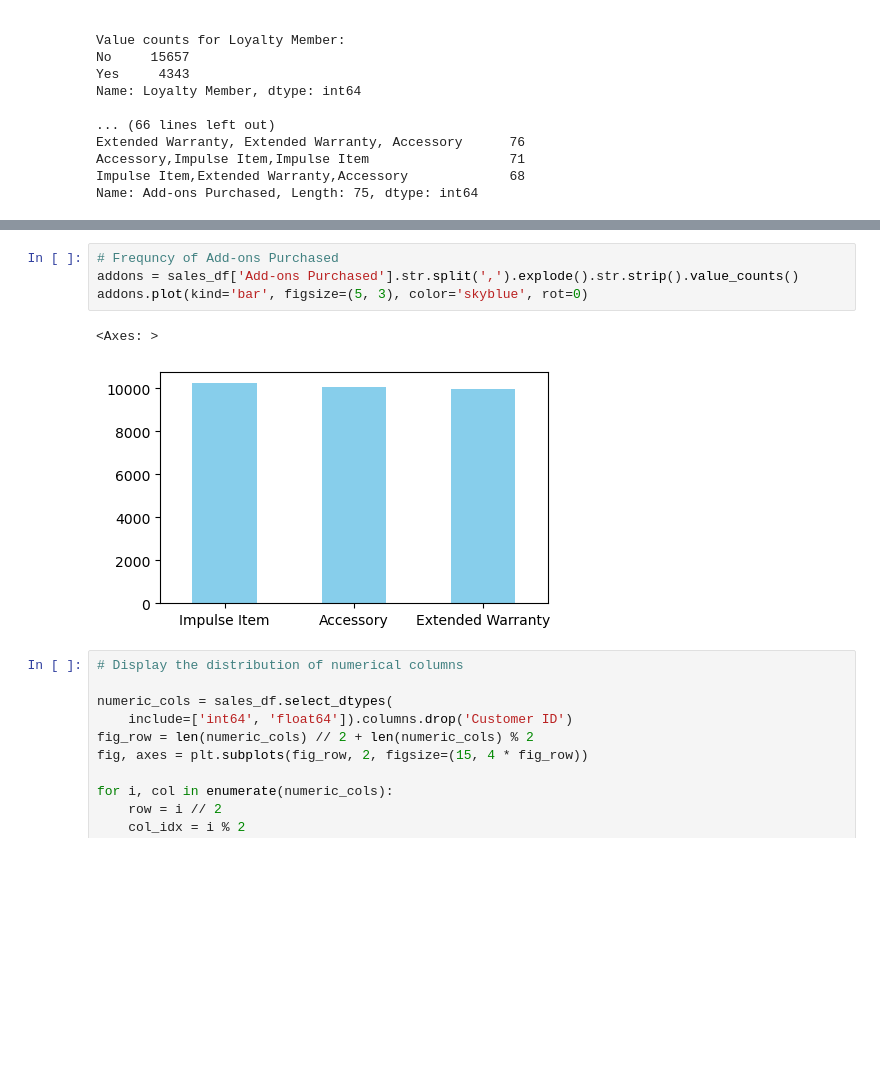
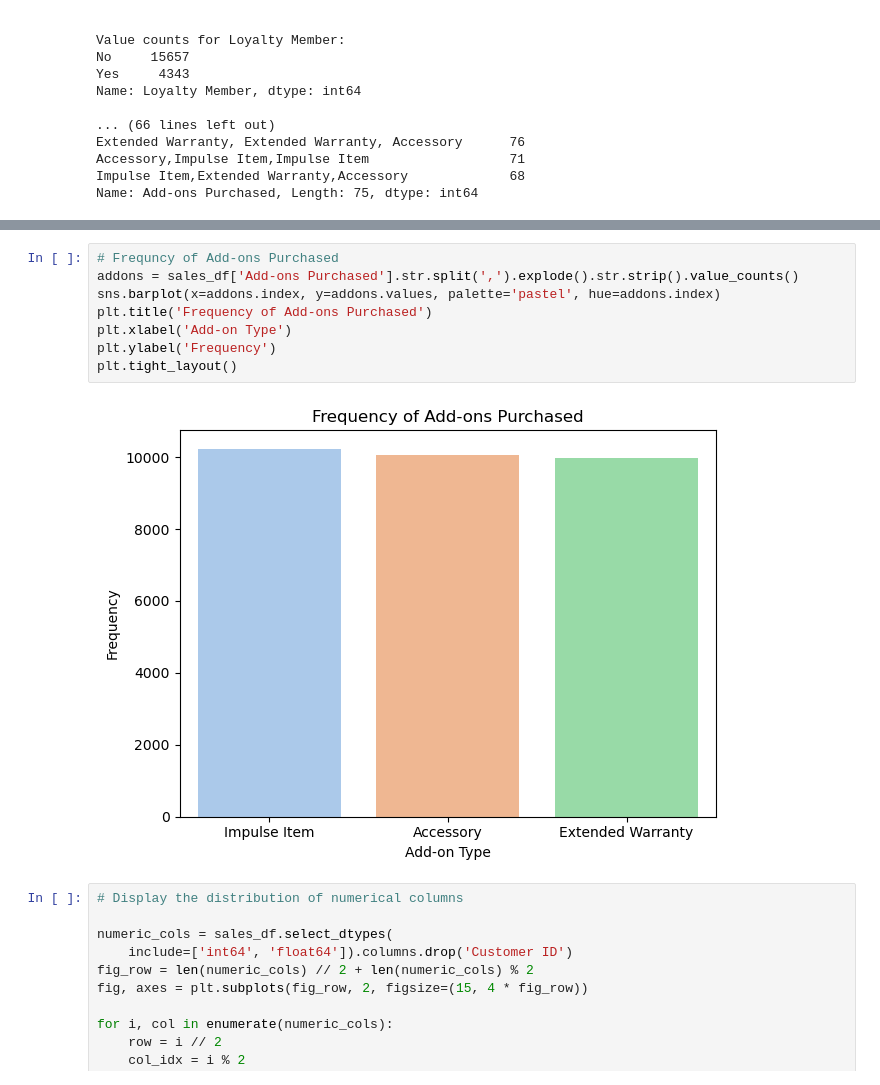
Before and after one commit to LtnLinh/CSC17104-Programming-for-Data-Science, a Jupyter notebook: Notebook.ipynb, the cells around one changed output, grey strips where cells are left out. Cells and saved outputs as stored; diff of their text form; blank space fills up the shorter version.

```diff
--- a/Notebook.ipynb
+++ b/Notebook.ipynb
@@ -242,10 +243,13 @@ plt.show()
 # %%
 # Frequncy of Add-ons Purchased
 addons = sales_df['Add-ons Purchased'].str.split(',').explode().str.strip().value_counts()
-addons.plot(kind='bar', figsize=(5, 3), color='skyblue', rot=0)
+sns.barplot(x=addons.index, y=addons.values, palette='pastel', hue=addons.index)
+plt.title('Frequency of Add-ons Purchased')
+plt.xlabel('Add-on Type')
+plt.ylabel('Frequency')
+plt.tight_layout()
 # %% [output]
-<Axes: >
-[figure, old version]
+[figure, new version]
 # %%
 # Display the distribution of numerical columns
 
```
Also changed, not shown: parts of 2 cells of this notebook.
